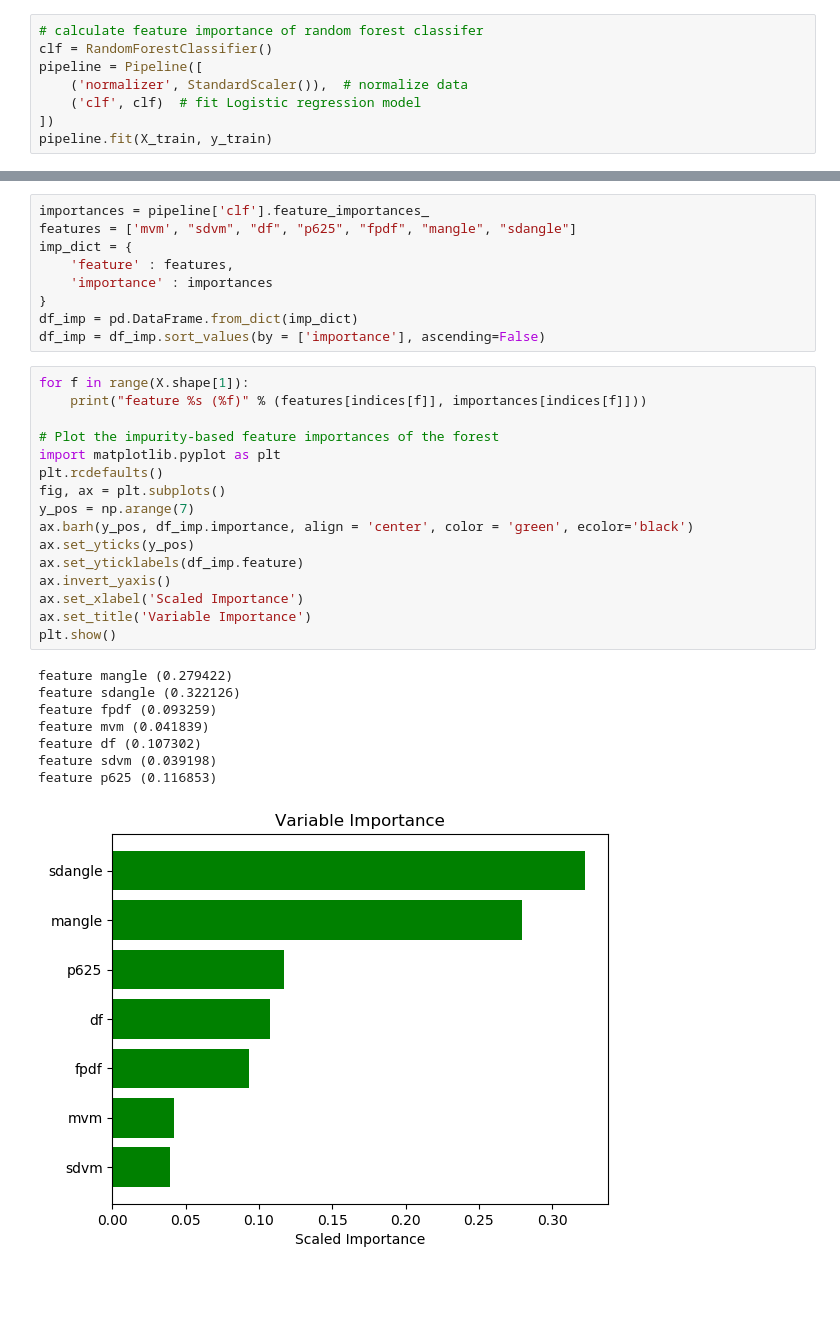
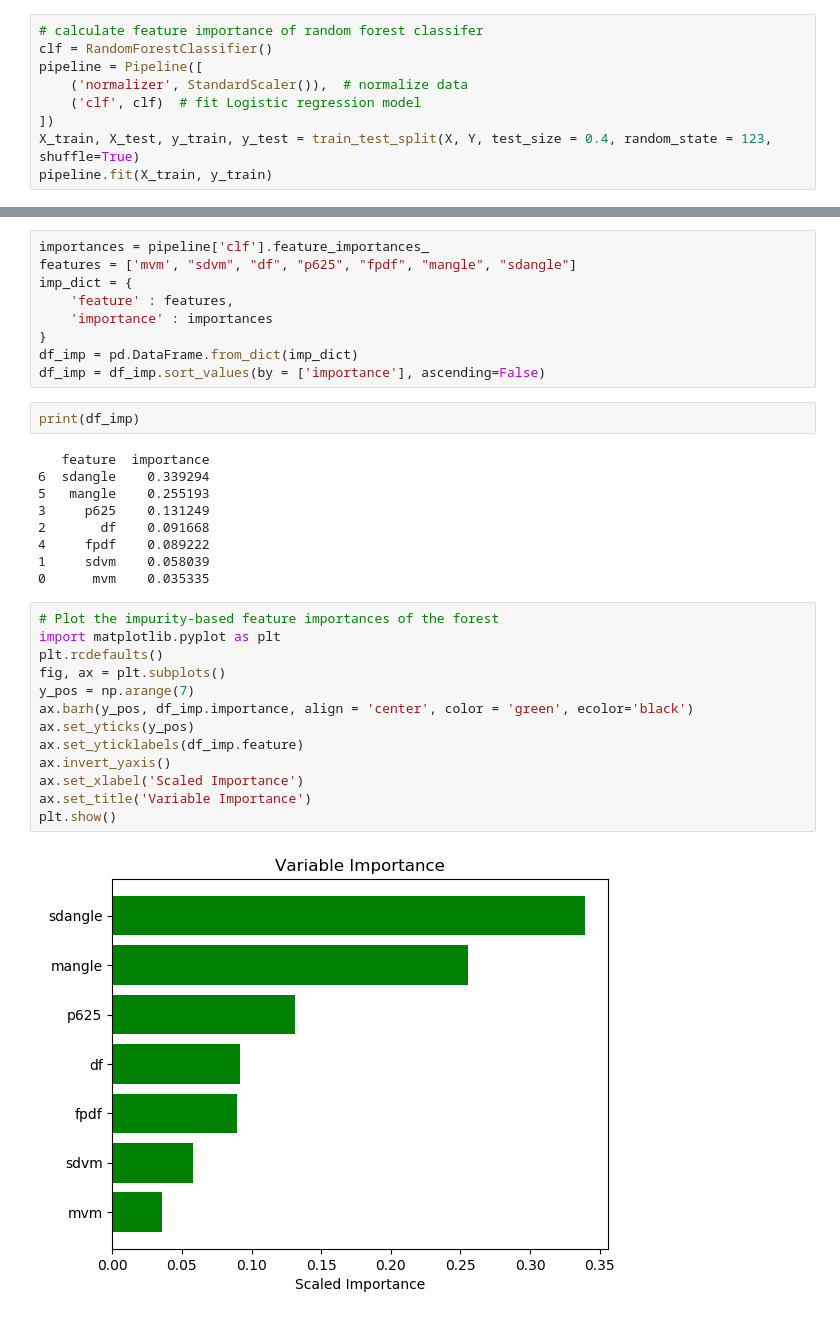
Before and after one commit to RaterBai/Activity-Recognition, a Jupyter notebook: code/modeling.ipynb, the cells around one changed output, grey strips where cells are left out. Drawn from its saved outputs; the diff is of its cells as text; blank space fills up the shorter version.

```diff
--- a/code/modeling.ipynb
+++ b/code/modeling.ipynb
@@ -281,6 +184,7 @@ pipeline = Pipeline([
     ('normalizer', StandardScaler()),  # normalize data
     ('clf', clf)  # fit Logistic regression model
 ])
+X_train, X_test, y_train, y_test = train_test_split(X, Y, test_size = 0.4, random_state = 123, shuffle=True)
 pipeline.fit(X_train, y_train)
 # %% [output]
 Pipeline(memory=None,
@@ -308,31 +212,32 @@ imp_dict = {
 }
 df_imp = pd.DataFrame.from_dict(imp_dict)
 df_imp = df_imp.sort_values(by = ['importance'], ascending=False)
+# %%
+print(df_imp)
+# %% [output]
+   feature  importance
+6  sdangle    0.339294
+5   mangle    0.255193
+3     p625    0.131249
+2       df    0.091668
+4     fpdf    0.089222
+1     sdvm    0.058039
+0      mvm    0.035335
 # %%
-for f in range(X.shape[1]):
-    print("feature %s (%f)" % (features[indices[f]], importances[indices[f]]))
-
 # Plot the impurity-based feature importances of the forest
 import matplotlib.pyplot as plt
 plt.rcdefaults()
 fig, ax = plt.subplots()
 y_pos = np.arange(7)
 ax.barh(y_pos, df_imp.importance, align = 'center', color = 'green', ecolor='black')
 ax.set_yticks(y_pos)
 ax.set_yticklabels(df_imp.feature)
 ax.invert_yaxis()
 ax.set_xlabel('Scaled Importance')
 ax.set_title('Variable Importance')
 plt.show()
 # %% [output]
-feature mangle (0.279422)
-feature sdangle (0.322126)
-feature fpdf (0.093259)
-feature mvm (0.041839)
-feature df (0.107302)
-feature sdvm (0.039198)
-feature p625 (0.116853)
-[figure, old version]
+[figure, new version]
 # %%
 # nested cross validation for Random Forest model
 data_created = pd.read_csv("./../result/data_created.csv")
```
Also changed, not shown: parts of 12 cells of this notebook.
